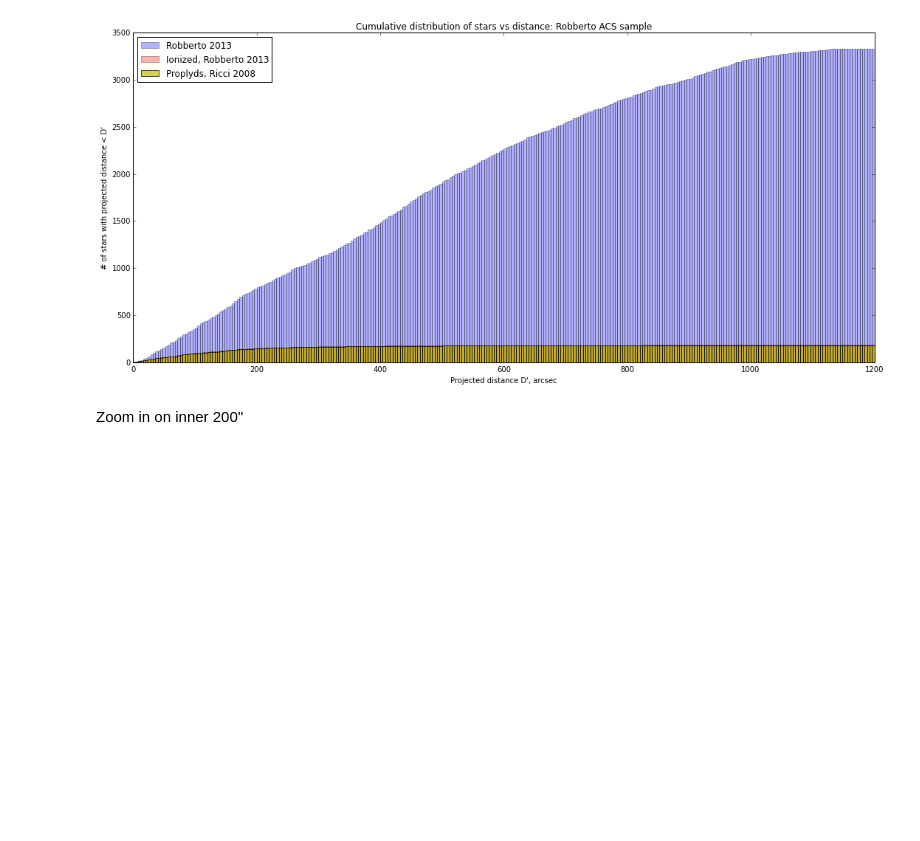
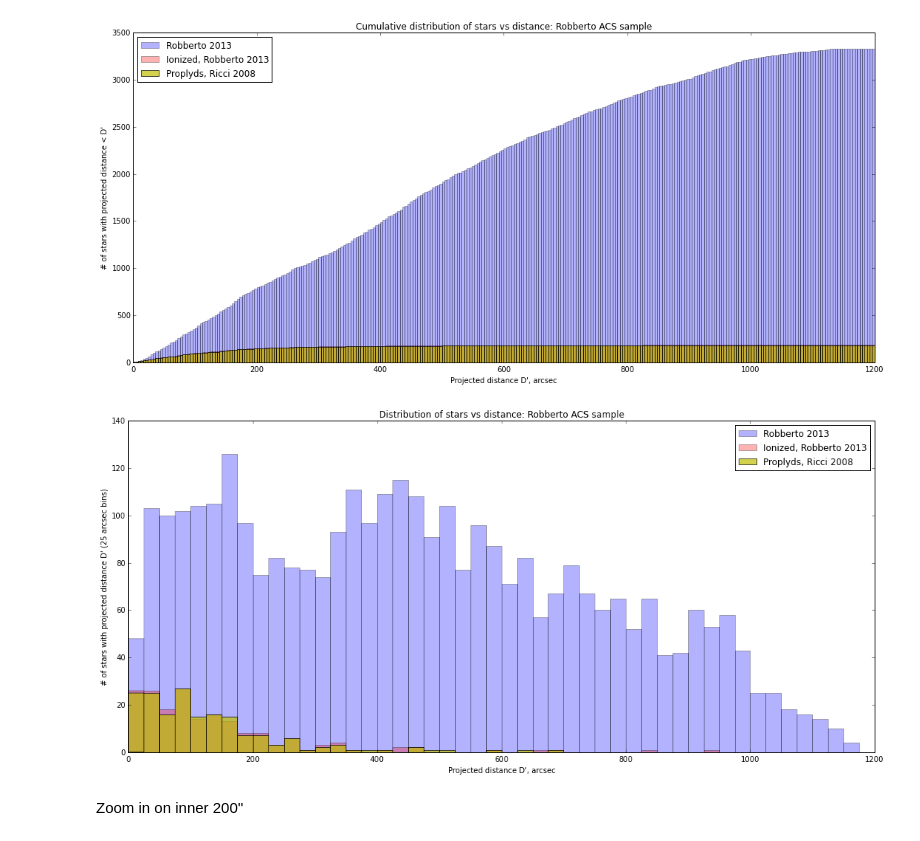
Before and after one commit to will-henney/bowshock-shape, a Jupyter notebook: Proplyd distribution.ipynb, the cells around one changed output. Drawn from its saved outputs; the diff is of its cells as text; code cells hidden in the pictures; blank space fills up the shorter version.

```diff
--- a/Proplyd distribution.ipynb
+++ b/Proplyd distribution.ipynb
@@ -298,6 +315,20 @@ plt.legend(loc='upper left')
 plt.gcf().set_size_inches(18, 8)
 # %% [output]
 [figure]
+# %%
+rmax = 1200.0
+binsize = 25
+nbins = rmax//binsize
+_ = plt.hist(sdata["Dprime"], bins=nbins, range=(0, rmax), cumulative=False, color='b', alpha=0.3, label='Robberto 2013')
+_ = plt.hist(sdata["Dprime"][m_rob_ionized], bins=nbins, range=(0, rmax), cumulative=False, color='r', alpha=0.3, label='Ionized, Robberto 2013')
+_ = plt.hist(rdata["Dprime"][m], bins=nbins, range=(0, rmax), cumulative=False, color='y', alpha=0.7, label='Proplyds, Ricci 2008')
+_ = plt.xlabel('Projected distance D\', arcsec')
+_ = plt.ylabel('# of stars with projected distance D\' (25 arcsec bins)')
+_ = plt.title('Distribution of stars vs distance: Robberto ACS sample')
+plt.legend(loc='upper right')
+plt.gcf().set_size_inches(18, 8)
+# %% [output]
+[figure, added]
 # %% [markdown]
 Zoom in on inner 200''
 # %%
```
Also changed, not shown: parts of 16 cells of this notebook, 1 other file.
